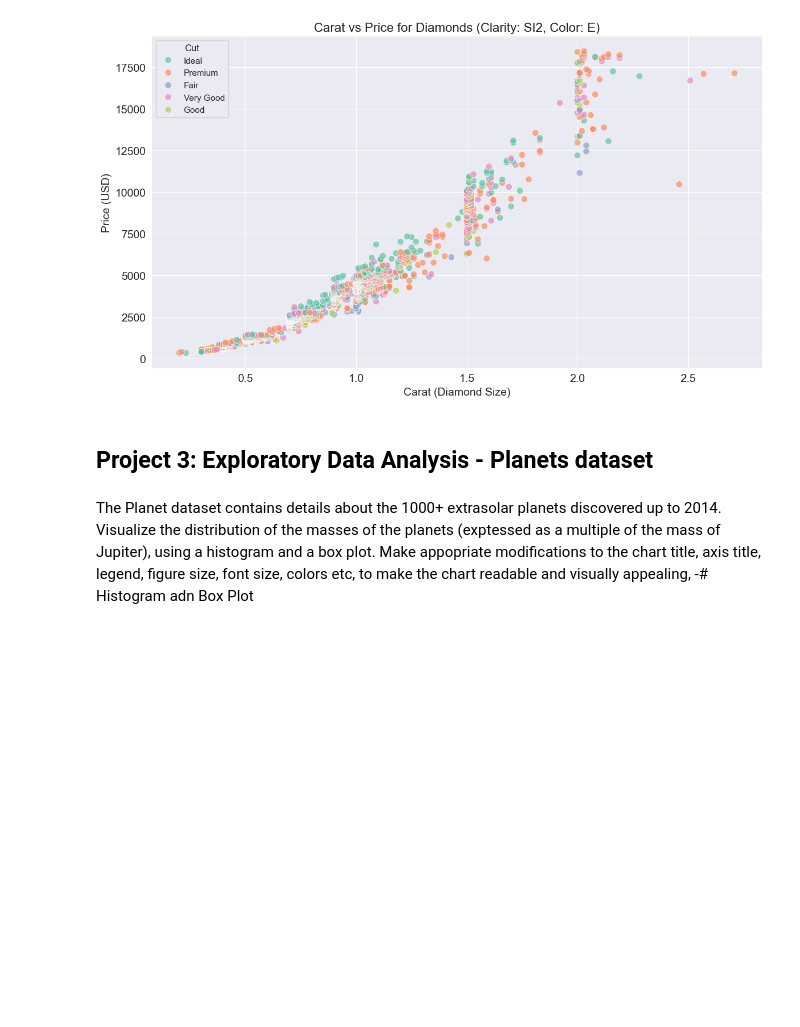
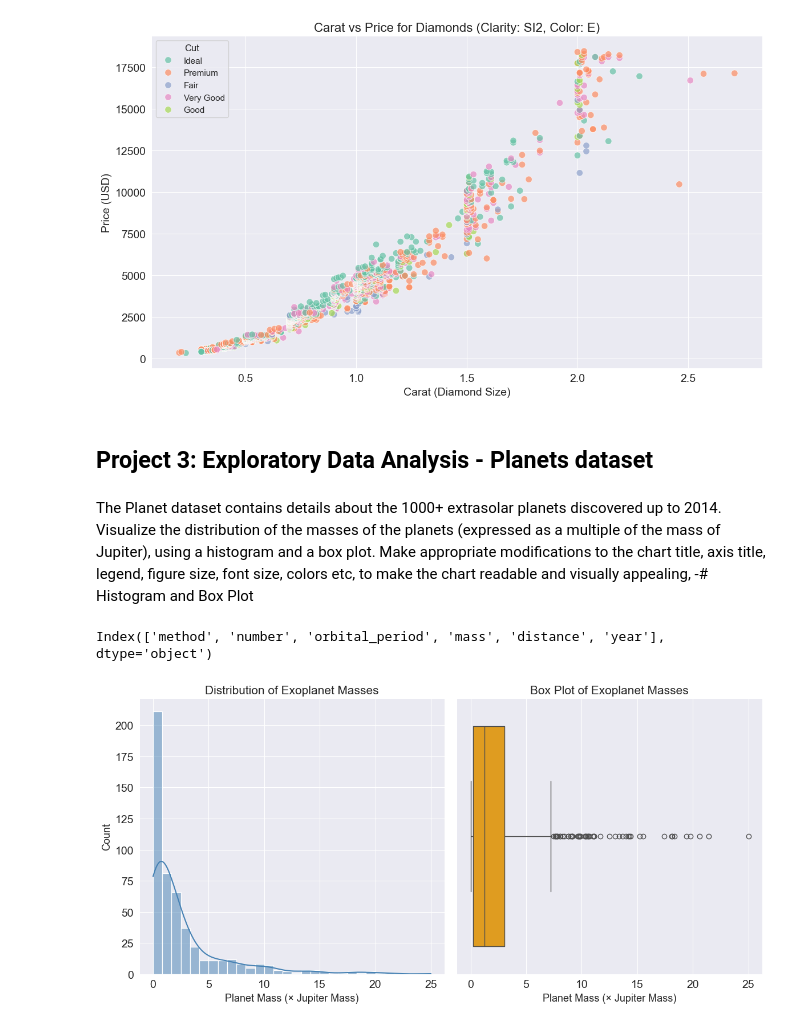
Before and after one commit to Gaurav-Rawat-12/MachineLearning2026_Gaurav, a Jupyter notebook: Labs/Lab01.ipynb, the cells around one changed output. Saved outputs shown, nothing was run; the diff lists cells and outputs as text; code cells hidden in the pictures; blank space fills up the shorter version.

```diff
--- a/Labs/Lab01.ipynb
+++ b/Labs/Lab01.ipynb
@@ -89,4 +89,39 @@ plt.show()
 # %% [markdown]
 ## Project 3: Exploratory Data Analysis - Planets dataset
 # %% [markdown]
-The Planet dataset contains details about the 1000+ extrasolar planets discovered up to 2014. Visualize the distribution of the masses of the planets (exptessed as a multiple of the mass of Jupiter), using a histogram and a box plot. Make appopriate modifications to the chart title, axis title, legend, figure size, font size, colors etc, to make the chart readable and visually appealing, -# Histogram adn Box Plot
+The Planet dataset contains details about the 1000+ extrasolar planets discovered up to 2014. Visualize the distribution of the masses of the planets (expressed as a multiple of the mass of Jupiter), using a histogram and a box plot. Make appropriate modifications to the chart title, axis title, legend, figure size, font size, colors etc, to make the chart readable and visually appealing, -# Histogram and Box Plot
+# %%
+planets_df = pd.read_csv(r"C:\Users\gaura\OneDrive\Documents\GitHub\MachineLearning2026_Gaurav\Dataset\planets.csv")
+planets_df.columns
+# %% [output]
+Index(['method', 'number', 'orbital_period', 'mass', 'distance', 'year'], dtype='object')
+# %%
+mass_df = planets_df["mass"].dropna()
+
+sns.set_style("darkgrid")
+plt.figure(figsize=(12, 6))
+
+
+plt.subplot(1, 2, 1)
+sns.histplot(
+    mass_df,
+    bins=30,
+    kde=True,
+    color="steelblue"
+)
+plt.title("Distribution of Exoplanet Masses", fontsize=15)
+plt.xlabel("Planet Mass (× Jupiter Mass)", fontsize=13)
+plt.ylabel("Count", fontsize=13)
+
+plt.subplot(1, 2, 2)
+sns.boxplot(
+    x=mass_df,
+    color="orange"
+)
+plt.title("Box Plot of Exoplanet Masses", fontsize=15)
+plt.xlabel("Planet Mass (× Jupiter Mass)", fontsize=13)
+
+plt.tight_layout()
+plt.show()
+# %% [output]
+[figure, added]
```
